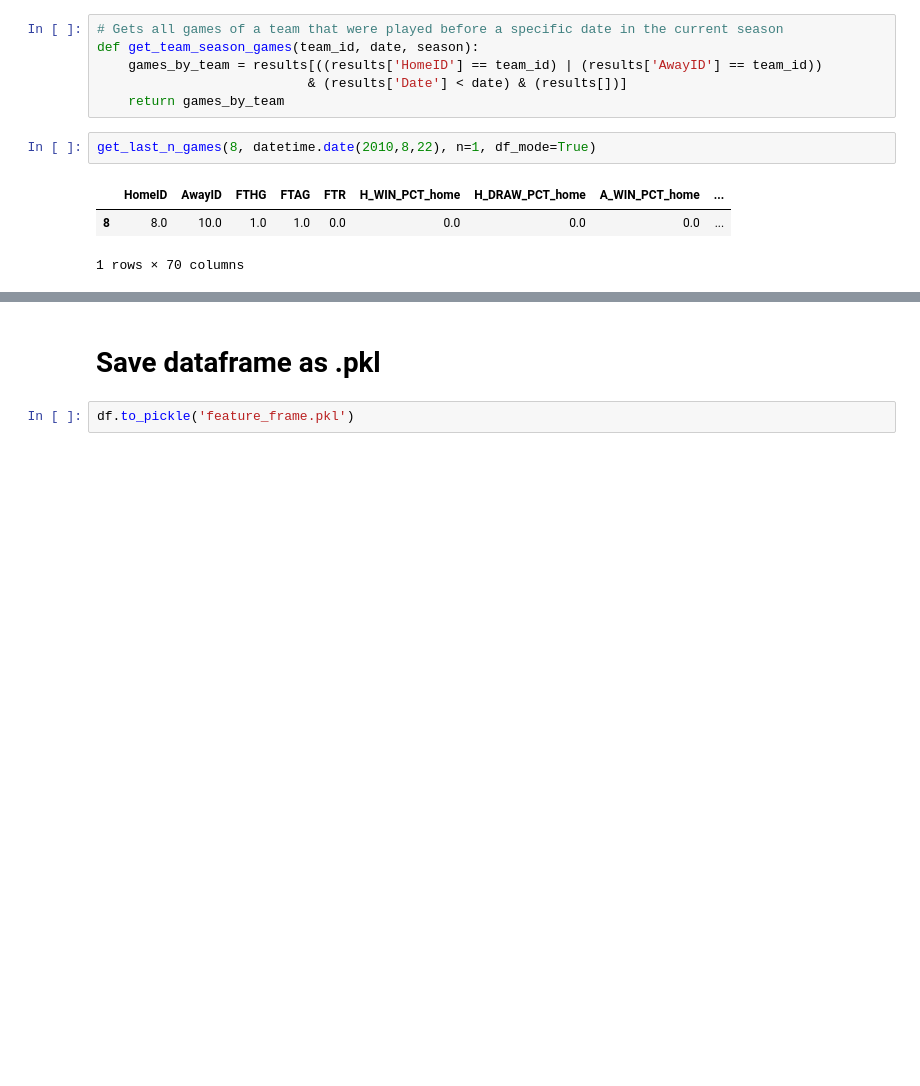
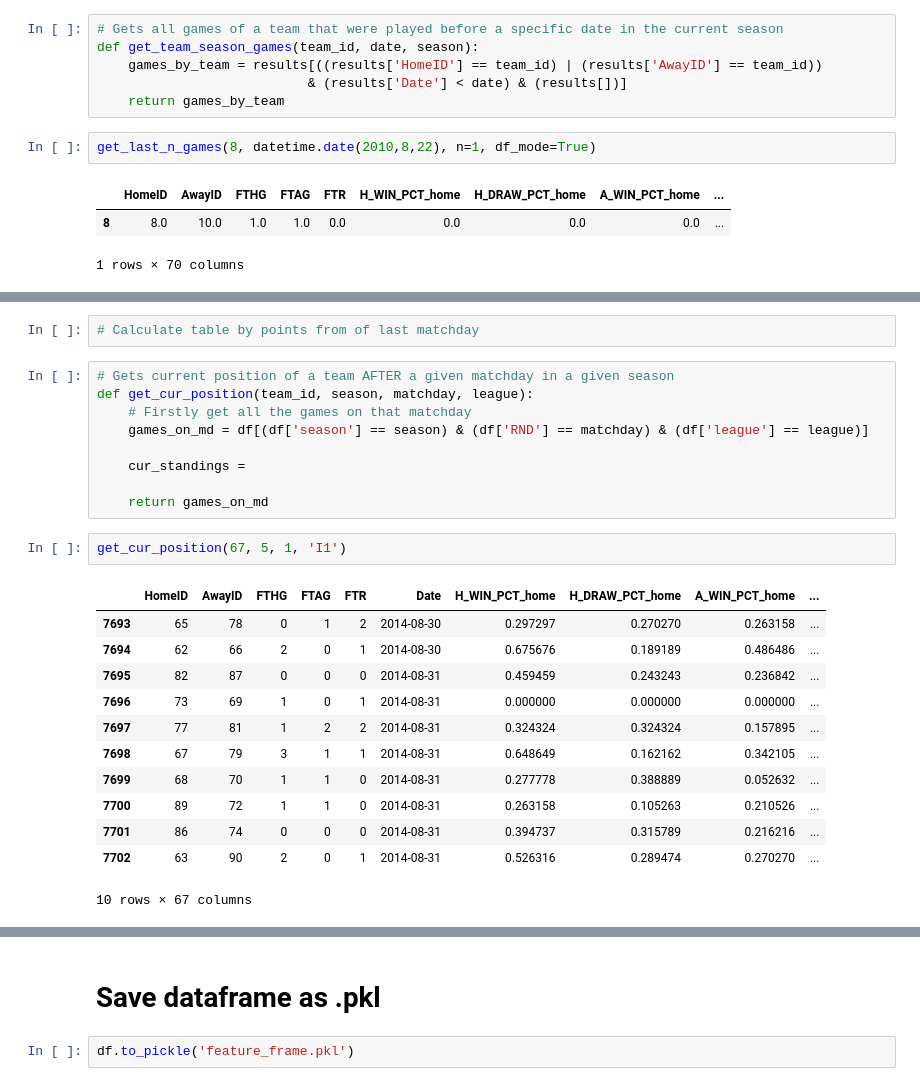
Before and after one commit to michapries/bachelors-thesis, a Jupyter notebook: data_extraction.ipynb, the cells around one changed output, grey strips where cells are left out. Drawn from its saved outputs; the diff is of its cells as text; blank space fills up the shorter version.

Commit message:
did further fixes of RND and started implementing standings calculation

```diff
--- a/data_extraction.ipynb
+++ b/data_extraction.ipynb
@@ -779,0 +755,26 @@ df[6960:6980]
+# %%
+# Calculate table by points from of last matchday
+# %%
+# Gets current position of a team AFTER a given matchday in a given season
+def get_cur_position(team_id, season, matchday, league):
+    # Firstly get all the games on that matchday
+    games_on_md = df[(df['season'] == season) & (df['RND'] == matchday) & (df['league'] == league)]
+
+    cur_standings =
+
+    return games_on_md
+# %%
+get_cur_position(67, 5, 1, 'I1')
+# %% [output]
+|  | HomeID | AwayID | FTHG | FTAG | FTR | Date | H_WIN_PCT_home | H_DRAW_PCT_home | A_WIN_PCT_home | ... |
+| 7693 | 65 | 78 | 0 | 1 | 2 | 2014-08-30 | 0.297297 | 0.270270 | 0.263158 | ... |
+| 7694 | 62 | 66 | 2 | 0 | 1 | 2014-08-30 | 0.675676 | 0.189189 | 0.486486 | ... |
+| 7695 | 82 | 87 | 0 | 0 | 0 | 2014-08-31 | 0.459459 | 0.243243 | 0.236842 | ... |
+| 7696 | 73 | 69 | 1 | 0 | 1 | 2014-08-31 | 0.000000 | 0.000000 | 0.000000 | ... |
+| 7697 | 77 | 81 | 1 | 2 | 2 | 2014-08-31 | 0.324324 | 0.324324 | 0.157895 | ... |
+| 7698 | 67 | 79 | 3 | 1 | 1 | 2014-08-31 | 0.648649 | 0.162162 | 0.342105 | ... |
+| 7699 | 68 | 70 | 1 | 1 | 0 | 2014-08-31 | 0.277778 | 0.388889 | 0.052632 | ... |
+| 7700 | 89 | 72 | 1 | 1 | 0 | 2014-08-31 | 0.263158 | 0.105263 | 0.210526 | ... |
+| 7701 | 86 | 74 | 0 | 0 | 0 | 2014-08-31 | 0.394737 | 0.315789 | 0.216216 | ... |
+| 7702 | 63 | 90 | 2 | 0 | 1 | 2014-08-31 | 0.526316 | 0.289474 | 0.270270 | ... |
+10 rows × 67 columns
```
Also changed, not shown: parts of 13 cells of this notebook, 2 other files.
